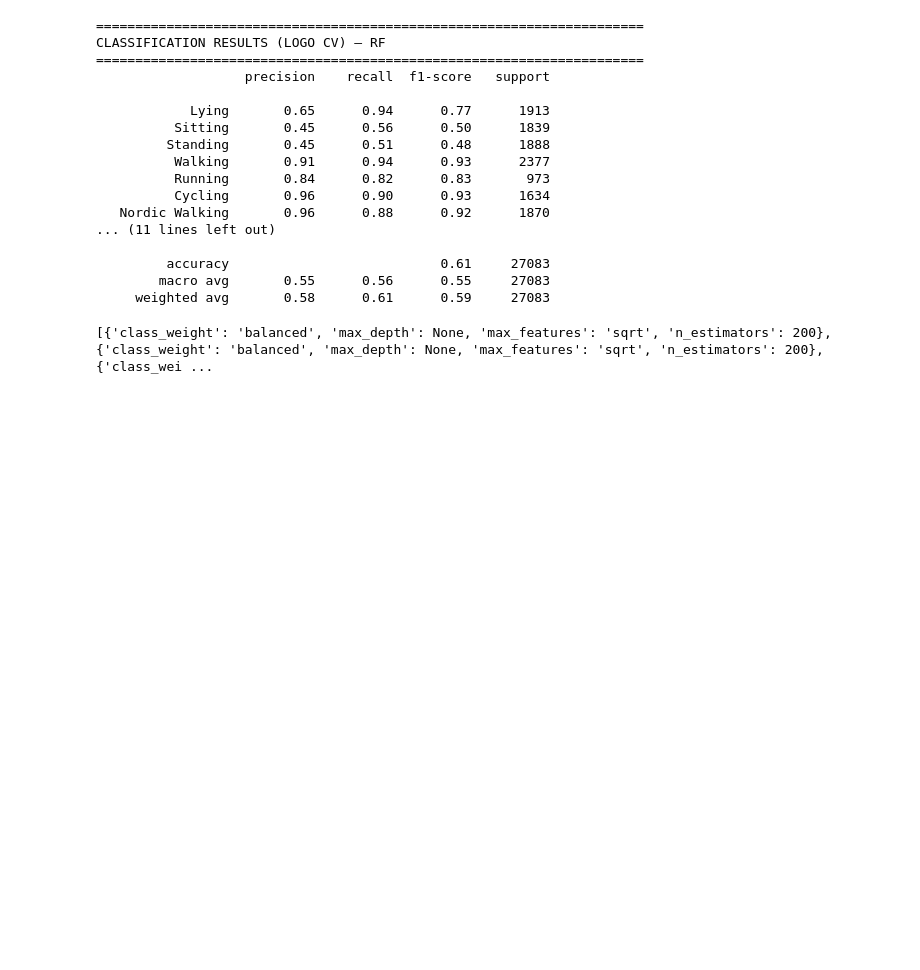
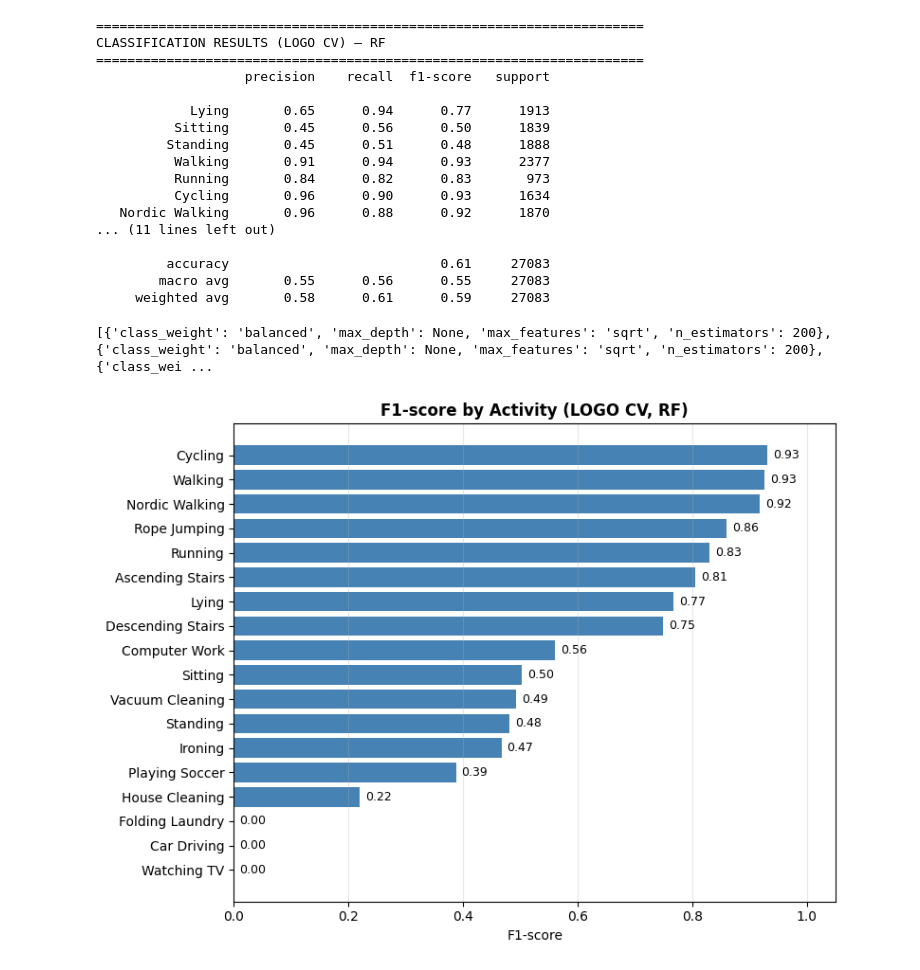
Before and after one commit to Ba-Hi/HAR, a Jupyter notebook: ML_models/main_pamap2.ipynb, the cells around one changed output. Cells and saved outputs as stored; diff of their text form; code cells hidden in the pictures; blank space fills up the shorter version.

```diff
--- a/ML_models/main_pamap2.ipynb
+++ b/ML_models/main_pamap2.ipynb
@@ -1466,3 +1475,46 @@ CLASSIFICATION RESULTS (LOGO CV) — RF
 print(rf_params_LeaveOneGroupOut)
 # %% [output]
 [{'class_weight': 'balanced', 'max_depth': None, 'max_features': 'sqrt', 'n_estimators': 200}, {'class_weight': 'balanced', 'max_depth': None, 'max_features': 'sqrt', 'n_estimators': 200}, {'class_wei ...
+# %%
+def plot_f1_by_activity(report_dict, activities=activities, title="F1-score by Activity"):
+    """
+    report_dict : output of classification_report(..., output_dict=True)
+    activities  : dict mapping activity_id (int) -> activity name (str)
+    Handles keys that are numeric IDs (as int or str) OR already activity names.
+    """
+    exclude = {'accuracy', 'macro avg', 'weighted avg'}
+    rows = []
+    for k, v in report_dict.items():
+        if k in exclude:
+            continue
+        # Try to resolve k to a readable name
+        if k in activities.values():
+            name = k  # already a name
+        else:
+            try:
+                name = activities.get(int(k), k)  # k is numeric id (int or str)
+            except (ValueError, TypeError):
+                name = k
+        rows.append({'activity': name, 'f1': v['f1-score'], 'support': v['support']})
+
+    df_f1 = pd.DataFrame(rows).sort_values('f1', ascending=True)
+
+    plt.figure(figsize=(8, 6))
+    bars = plt.barh(df_f1['activity'], df_f1['f1'], color='steelblue')
+
+    for bar, f1_val in zip(bars, df_f1['f1']):
+        plt.text(f1_val + 0.01, bar.get_y() + bar.get_height()/2,
+                  f'{f1_val:.2f}', va='center', fontsize=9)
+
+    plt.xlabel('F1-score')
+    plt.xlim(0, 1.05)
+    plt.title(title, fontweight='bold')
+    plt.grid(axis='x', alpha=0.3)
+    plt.tight_layout()
+    plt.show()
+
+    return df_f1
+# %%
+df_f1_logo = plot_f1_by_activity(rf_report_LeaveOneGroupOut, title="F1-score by Activity (LOGO CV, RF)")
+# %% [output]
+[figure, added]
```
Also changed, not shown: parts of 4 cells of this notebook.
